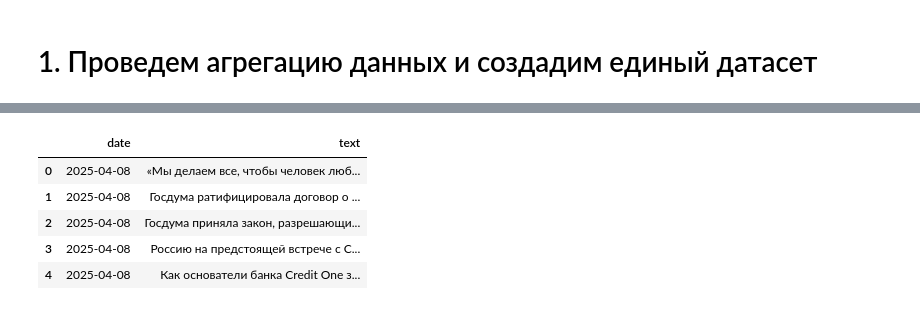
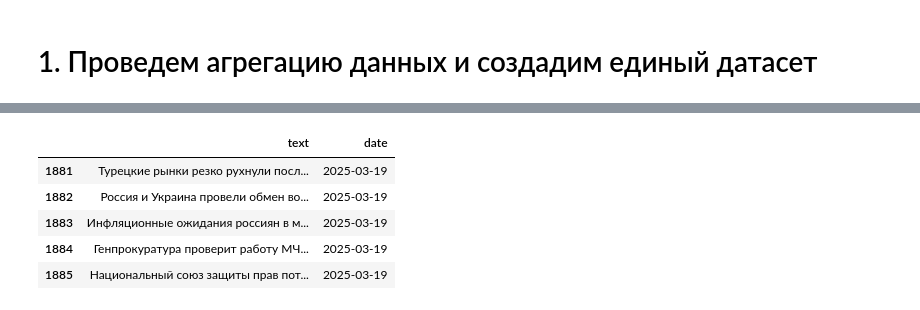
Before and after one commit to datanalist/company-clasterization, a Jupyter notebook: notebooks/DCMML_hw_1.ipynb, the cells around one changed output, grey strips where cells are left out. Saved outputs shown, nothing was run; the diff lists cells and outputs as text; code cells hidden in the pictures.

```diff
--- a/notebooks/DCMML_hw_1.ipynb
+++ b/notebooks/DCMML_hw_1.ipynb
@@ -94,14 +75,12 @@ lenta_df.head()
-# %%
-forbes_df.head()
-# %% [output]
-|  | date | text |
-| 0 | 2025-04-08 | «Мы делаем все, чтобы человек люб... |
-| 1 | 2025-04-08 | Госдума ратифицировала договор о ... |
-| 2 | 2025-04-08 | Госдума приняла закон, разрешающи... |
-| 3 | 2025-04-08 | Россию на предстоящей встрече с С... |
-| 4 | 2025-04-08 | Как основатели банка Credit One з... |
 # %%
-# Конкатенируем датасеты и сохраняем в csv
+# Загрузим датасет из csv
 
-news_df = pd.concat([lenta_df, forbes_df], ignore_index=True)
-news_df.to_csv(Path(RAW_PATH / Path('news.csv')), index=False)
+news_df = pd.read_csv(Path(RAW_PATH / Path("news.csv")))
+news_df.tail()
+# %% [output]
+|  | text | date |
+| 1881 | Турецкие рынки резко рухнули посл... | 2025-03-19 |
+| 1882 | Россия и Украина провели обмен во... | 2025-03-19 |
+| 1883 | Инфляционные ожидания россиян в м... | 2025-03-19 |
+| 1884 | Генпрокуратура проверит работу МЧ... | 2025-03-19 |
+| 1885 | Национальный союз защиты прав пот... | 2025-03-19 |
```
Also changed, not shown: parts of 21 cells of this notebook, 5 other files.
